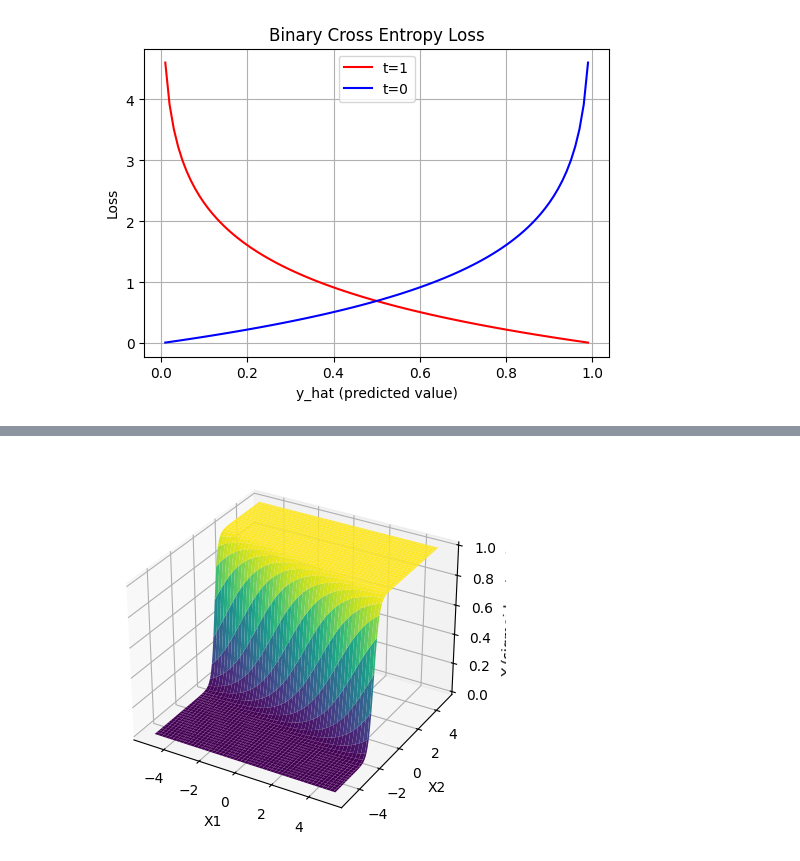
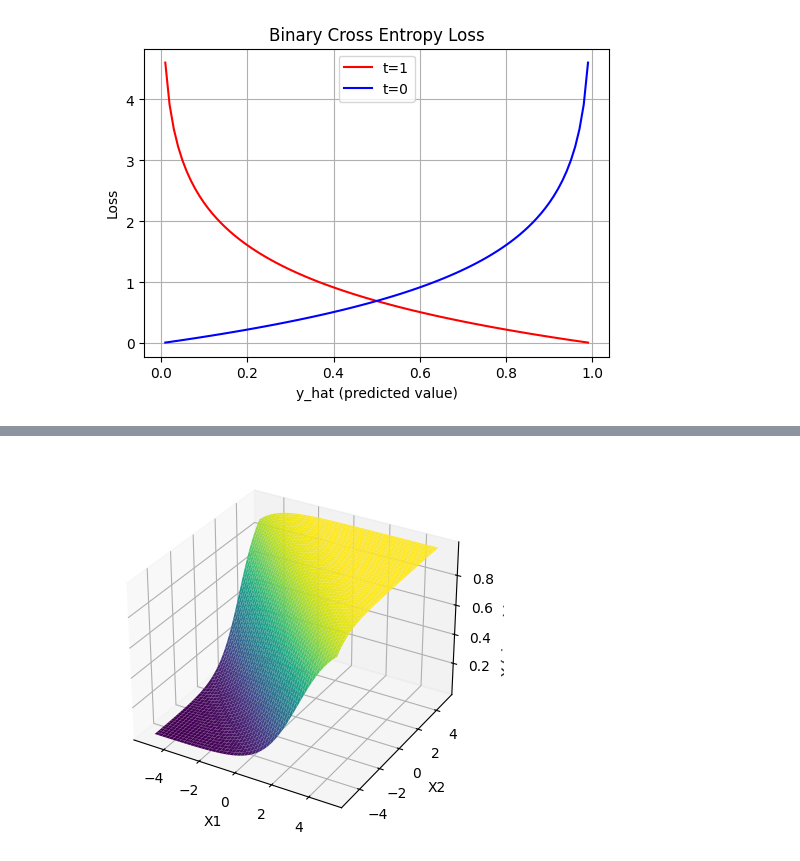
Before and after one commit to ncorriveau/math_helpers, a Jupyter notebook: neural_nets.ipynb, the cells around one changed output, grey strips where cells are left out. Cells and saved outputs as stored; diff of their text form; code cells hidden in the pictures.

```diff
--- a/neural_nets.ipynb
+++ b/neural_nets.ipynb
@@ -86,32 +86,32 @@ plt.show()
 # %%
 def sigmoid(x, w):
     x = np.dot(x, w)
     return 1 / (1 + np.exp(-x))
 
 def plot_output_layer(w):
     x1 = np.linspace(-5, 5, 100)
     x2 = np.linspace(-5, 5, 100)
 
     X1, X2 = np.meshgrid(x1, x2)
     X3 = np.ones(X1.shape)  # bias term
 
     X = np.stack([X1, X2, X3], axis=-1)
     Z = sigmoid(X, w)
 
     fig = plt.figure()
     ax = fig.add_subplot(111, projection='3d')
     ax.plot_surface(X1, X2, Z, cmap='viridis')
 
     ax.set_xlabel('X1')
     ax.set_ylabel('X2')
     ax.set_zlabel('Y (sigmoid output)')
 
     plt.show()
 
-# vary weights to see how our activation function changes
-plot_output_layer(np.array([1, 5, 2]))
+#   VARY WEIGHTS TO SEE HOW GRAPH RESPONDS (last one is bias)
+plot_output_layer(np.array([1, 1, 2]))
 # %% [output]
-[figure, old version]
+[figure, new version]
 # %%
 import random
 
```
Also changed, not shown: parts of 11 cells of this notebook.
